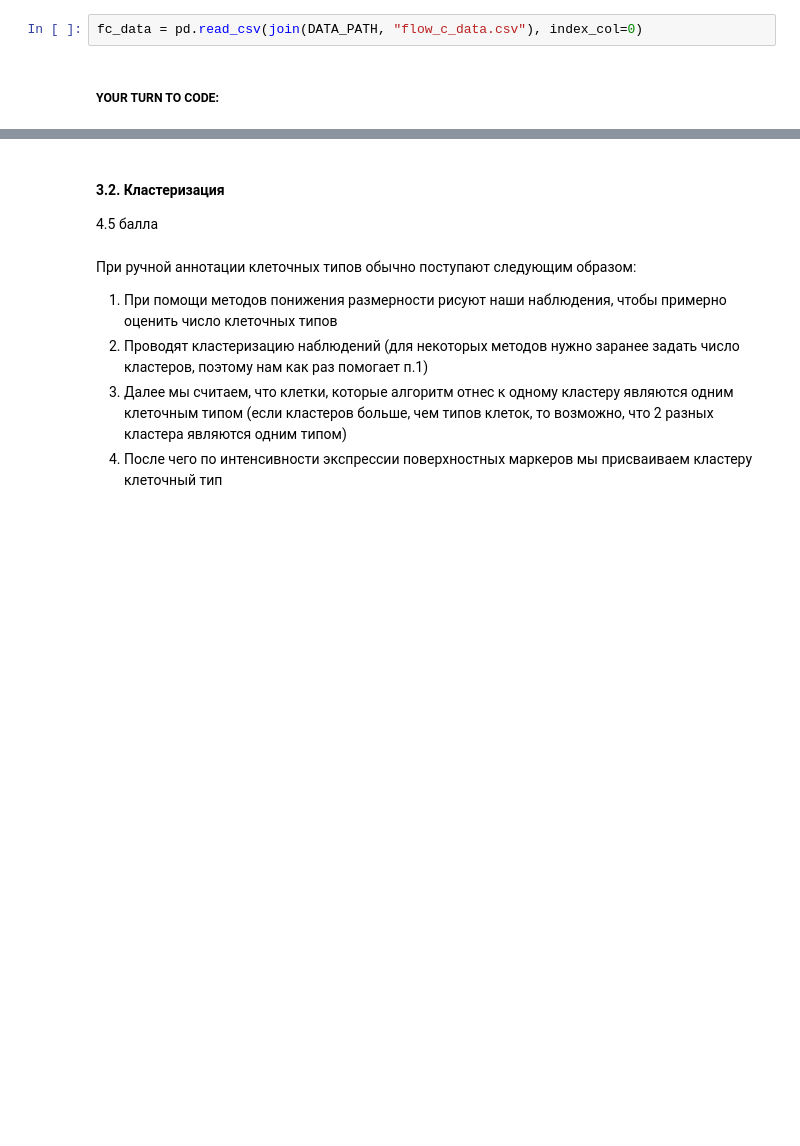
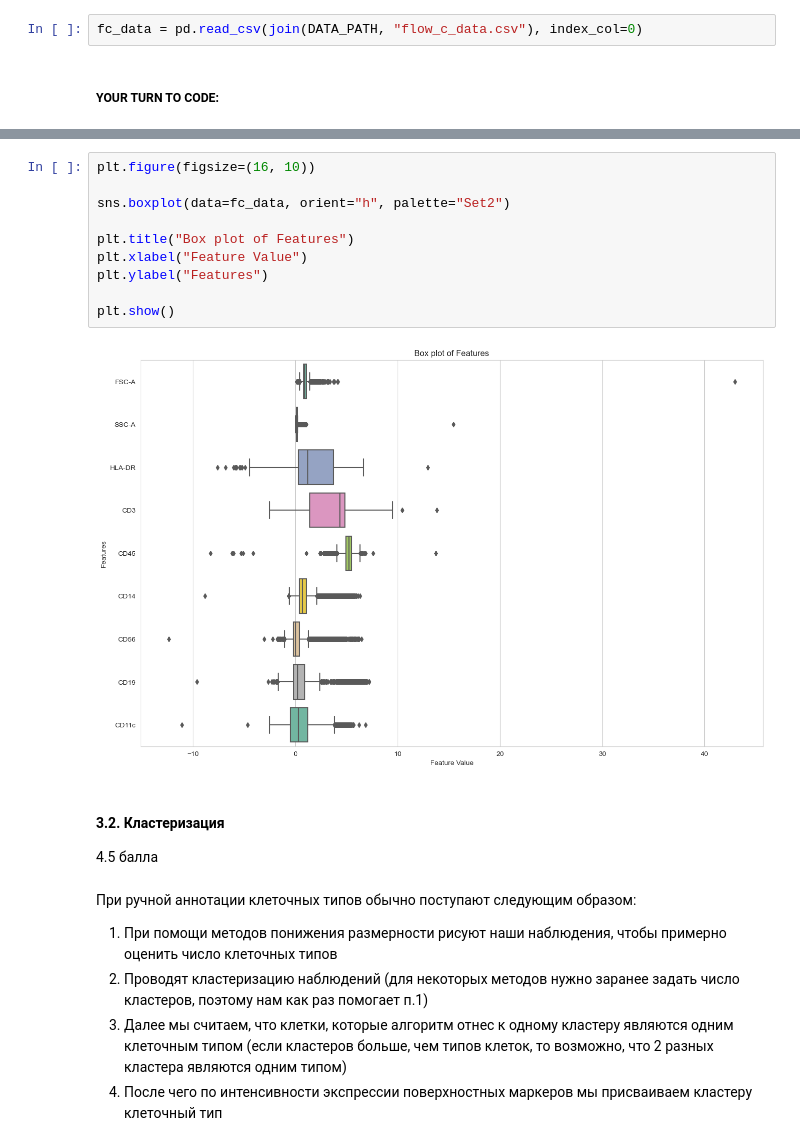
Before and after one commit to NSapozhnikov/BI-ml-2024, a Jupyter notebook: lecture_3_unsupervised_learning/homework/Cluster_tSNE.ipynb, the cells around one changed output, grey strips where cells are left out. Saved outputs shown, nothing was run; the diff lists cells and outputs as text; blank space fills up the shorter version.

```diff
--- a/lecture_3_unsupervised_learning/homework/Cluster_tSNE.ipynb
+++ b/lecture_3_unsupervised_learning/homework/Cluster_tSNE.ipynb
@@ -310,3 +341,15 @@ fc_data = pd.read_csv(join(DATA_PATH, "flow_c_data.csv"), index_col=0)
+# %%
+plt.figure(figsize=(16, 10))
+
+sns.boxplot(data=fc_data, orient="h", palette="Set2")
+
+plt.title("Box plot of Features")
+plt.xlabel("Feature Value")
+plt.ylabel("Features")
+
+plt.show()
+# %% [output]
+[figure, added]
 # %% [markdown]
 #### 3.2. Кластеризация
 
```
Also changed, not shown: parts of 2 cells of this notebook.
